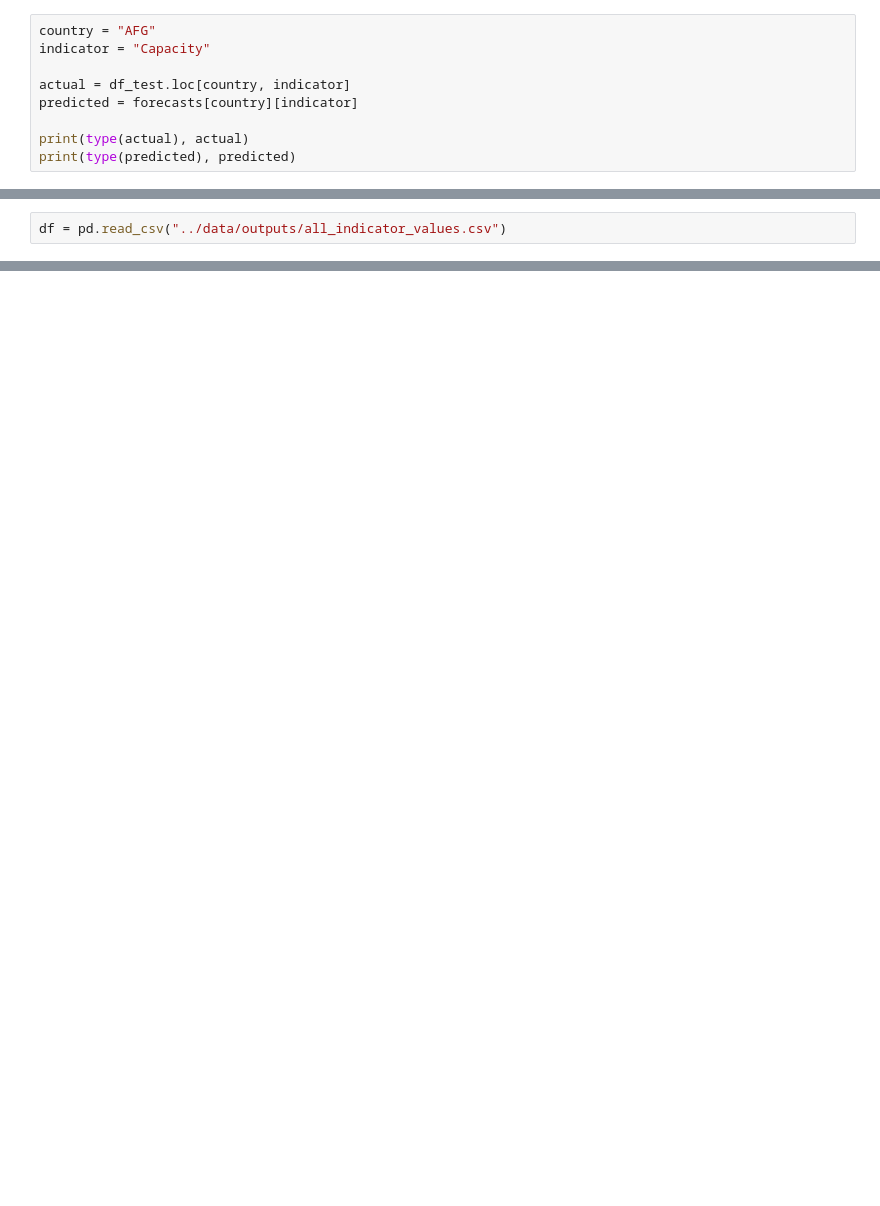
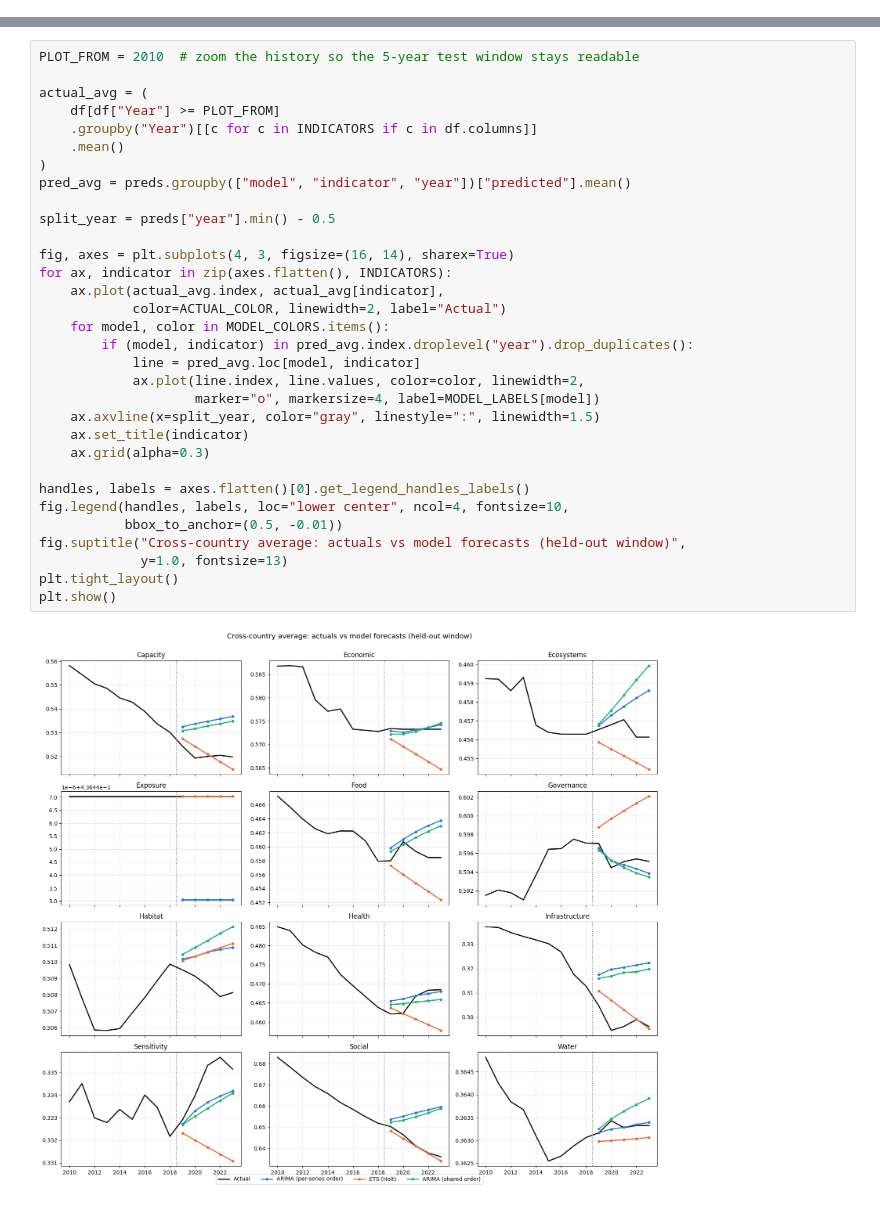
Before and after one commit to donismous/Climate-Resilience, a Jupyter notebook: notebooks/model_eval.ipynb, the cells around one changed output, grey strips where cells are left out. Drawn from its saved outputs; the diff is of its cells as text; blank space fills up the shorter version.

```diff
--- a/notebooks/model_eval.ipynb
+++ b/notebooks/model_eval.ipynb
@@ -268,9 +146,0 @@ dict_keys(['Capacity', 'Economic', 'Ecosystems', 'Food', 'Governance', 'Habitat'
-# %%
-country = "AFG"
-indicator = "Capacity"
-
-actual = df_test.loc[country, indicator]
-predicted = forecasts[country][indicator]
-
-print(type(actual), actual)
-print(type(predicted), predicted)
@@ -354,2 +146,0 @@ by_indicator_combined.style.apply(highlight_winner, axis=1).format("{:.6f}")
-# %%
-df = pd.read_csv("../data/outputs/all_indicator_values.csv")
@@ -444,0 +153,34 @@ for indicator in sorted(df["indicator"].unique()):
+# %%
+PLOT_FROM = 2010  # zoom the history so the 5-year test window stays readable
+
+actual_avg = (
+    df[df["Year"] >= PLOT_FROM]
+    .groupby("Year")[[c for c in INDICATORS if c in df.columns]]
+    .mean()
+)
+pred_avg = preds.groupby(["model", "indicator", "year"])["predicted"].mean()
+
+split_year = preds["year"].min() - 0.5
+
+fig, axes = plt.subplots(4, 3, figsize=(16, 14), sharex=True)
+for ax, indicator in zip(axes.flatten(), INDICATORS):
+    ax.plot(actual_avg.index, actual_avg[indicator],
+            color=ACTUAL_COLOR, linewidth=2, label="Actual")
+    for model, color in MODEL_COLORS.items():
+        if (model, indicator) in pred_avg.index.droplevel("year").drop_duplicates():
+            line = pred_avg.loc[model, indicator]
+            ax.plot(line.index, line.values, color=color, linewidth=2,
+                    marker="o", markersize=4, label=MODEL_LABELS[model])
+    ax.axvline(x=split_year, color="gray", linestyle=":", linewidth=1.5)
+    ax.set_title(indicator)
+    ax.grid(alpha=0.3)
+
+handles, labels = axes.flatten()[0].get_legend_handles_labels()
+fig.legend(handles, labels, loc="lower center", ncol=4, fontsize=10,
+           bbox_to_anchor=(0.5, -0.01))
+fig.suptitle("Cross-country average: actuals vs model forecasts (held-out window)",
+             y=1.0, fontsize=13)
+plt.tight_layout()
+plt.show()
+# %% [output]
+[figure, added]
```
Also changed, not shown: parts of 29 cells of this notebook, 2 other files.
